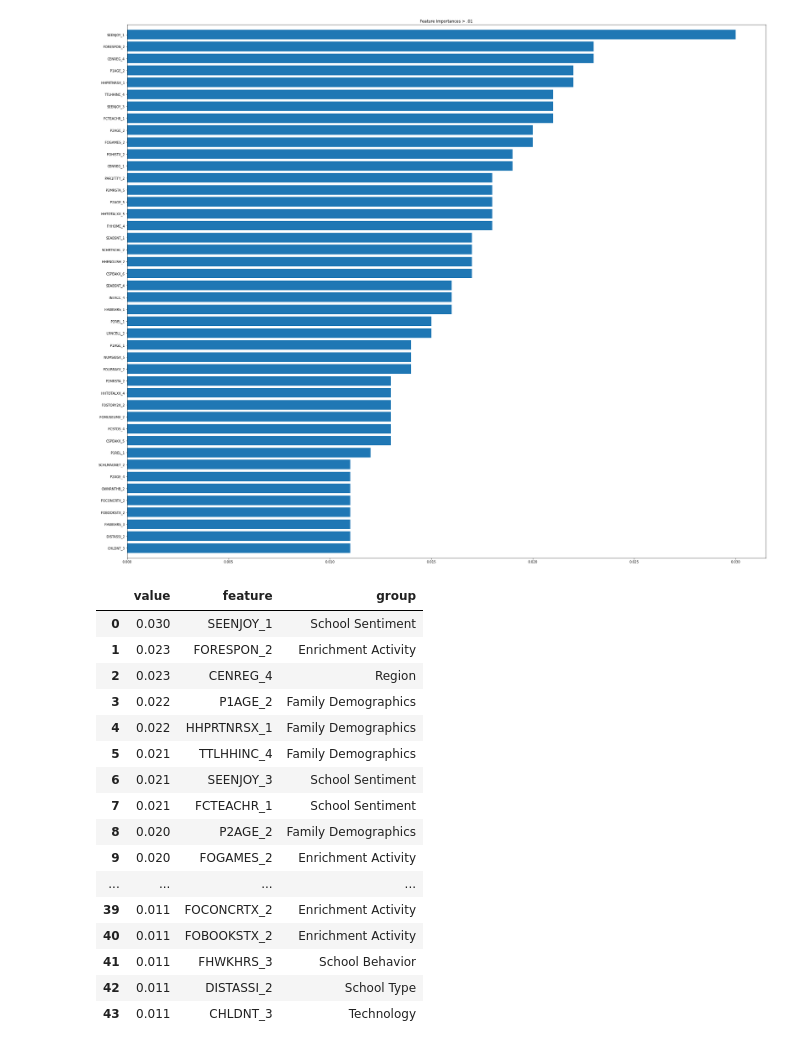
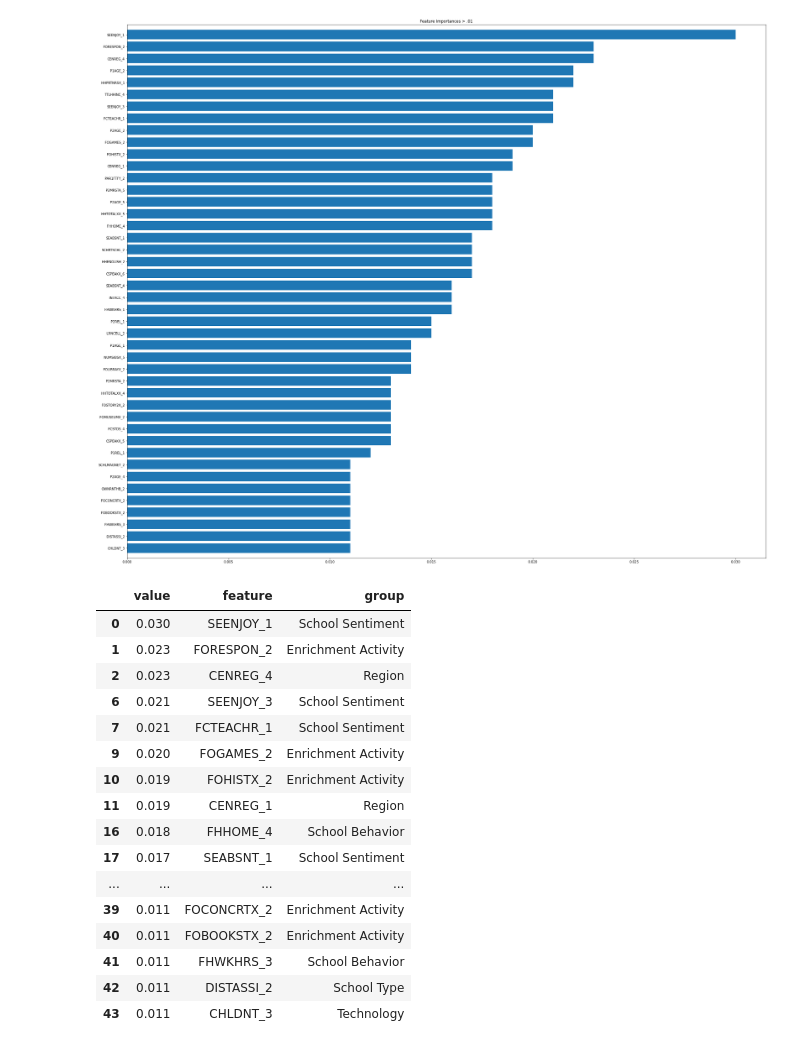
Before and after one commit to agmeadows/Student_Success_Analysis, a Jupyter notebook: Optimize/Bag_and_Boost_trials-Copy1.ipynb, the cells around one changed output. Drawn from its saved outputs; the diff is of its cells as text; code cells hidden in the pictures.

```diff
--- a/Optimize/Bag_and_Boost_trials-Copy1.ipynb
+++ b/Optimize/Bag_and_Boost_trials-Copy1.ipynb
@@ -243,6 +249,9 @@ plt.margins(y=0.01)
 plt.show()
 # %% [output]
 [figure]
+# %%
+# eliminate rows that the parent cannot change
+feature_data_df = feature_data_df.drop([3,4,5,8,12,13,14,15,19,20,24,26,27,29,30,34,35,37,38])
 # %%
 # create function to map the groups
 def set_group(row_number, assigned_group):
@@ -252,63 +261,44 @@ def set_group(row_number, assigned_group):
 group_dict = {'SEENJOY_1': "School Sentiment",
  'FORESPON_2': 'Enrichment Activity',
  'CENREG_4': 'Region',
- 'P1AGE_2': 'Family Demographics',
- 'HHPRTNRSX_1': 'Family Demographics',
- 'TTLHHINC_4': 'Family Demographics',
  'SEENJOY_3': "School Sentiment",
  'FCTEACHR_1': 'School Sentiment',
- 'P2AGE_2': 'Family Demographics',
  'FOGAMES_2': 'Enrichment Activity',
- 'FOHISTX_2': 'Family Demographics',
+ 'FOHISTX_2': 'Enrichment Activity',
  'CENREG_1': 'Region',
- 'PAR1FTFY_2': 'Family Demographics',
- 'P2MRSTA_5': 'Family Demographics',
- 'P2AGE_5': 'Family Demographics',
- 'HHTOTALXX_5': 'Family Demographics',
  'FHHOME_4': 'School Behavior',
  'SEABSNT_1': 'School Sentiment',
  'SCHRTSCHL_2': 'School Type',
- 'HHENGLISH_2': 'Family Demographics',
- 'CSPEAKX_6': 'Family Demographics',
  'SEABSNT_4': 'School Behavior',
  'INTACC_4': 'Technology',
  'FHWKHRS_1': 'School Behavior',
- 'P2REL_1': 'Family Demographics',
  'LRNCELL_2': 'Technology',
- 'P1AGE_1': 'Family Demographics',
- 'NUMSIBSX_5': 'Family Demographics',
  'FOLIBRAYX_2': 'Enrichment Activity',
- 'P2MRSTA_2': 'Family Demographics',
- 'HHTOTALXX_4': 'Family Demographics',
  'FOSTORY2X_2': 'Enrichment Activity',
  'FOMUSEUMX_2': 'Enrichment Activity',
  'FCSTDS_4': 'School Sentiment',
- 'CSPEAKX_5': 'Family Demographics',
- 'P1REL_1': 'Family Demographics',
  'SCHLMAGNET_2': 'School Type',
- 'P2AGE_4': 'Family Demographics',
- 'OWNRNTHB_2': 'Family Demographics',
  'FOCONCRTX_2': 'Enrichment Activity',
  'FOBOOKSTX_2': 'Enrichment Activity',
  'FHWKHRS_3': 'School Behavior',
  'DISTASSI_2': 'School Type',
  'CHLDNT_3': 'Technology'}
 
 # add new column and apply groups
 feature_data_df['group'] = feature_data_df['feature'].apply(set_group, args=(group_dict, ))
 feature_data_df
 # %% [output]
 |  | value | feature | group |
 | 0 | 0.030 | SEENJOY_1 | School Sentiment |
 | 1 | 0.023 | FORESPON_2 | Enrichment Activity |
 | 2 | 0.023 | CENREG_4 | Region |
-| 3 | 0.022 | P1AGE_2 | Family Demographics |
-| 4 | 0.022 | HHPRTNRSX_1 | Family Demographics |
-| 5 | 0.021 | TTLHHINC_4 | Family Demographics |
 | 6 | 0.021 | SEENJOY_3 | School Sentiment |
 | 7 | 0.021 | FCTEACHR_1 | School Sentiment |
-| 8 | 0.020 | P2AGE_2 | Family Demographics |
 | 9 | 0.020 | FOGAMES_2 | Enrichment Activity |
+| 10 | 0.019 | FOHISTX_2 | Enrichment Activity |
+| 11 | 0.019 | CENREG_1 | Region |
+| 16 | 0.018 | FHHOME_4 | School Behavior |
+| 17 | 0.017 | SEABSNT_1 | School Sentiment |
 | ... | ... | ... | ... |
 | 39 | 0.011 | FOCONCRTX_2 | Enrichment Activity |
 | 40 | 0.011 | FOBOOKSTX_2 | Enrichment Activity |
```
Also changed, not shown: parts of 5 cells of this notebook, 11 other files.
